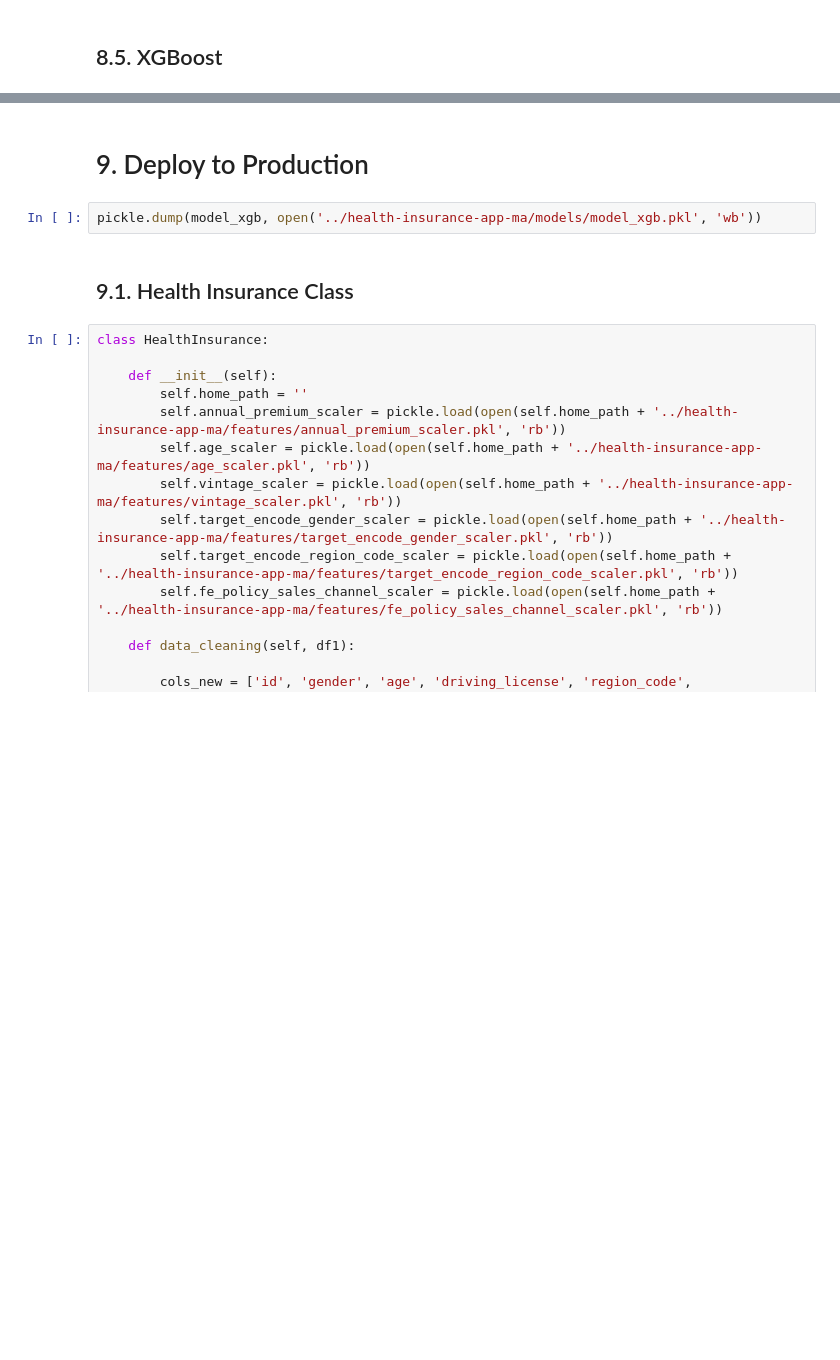
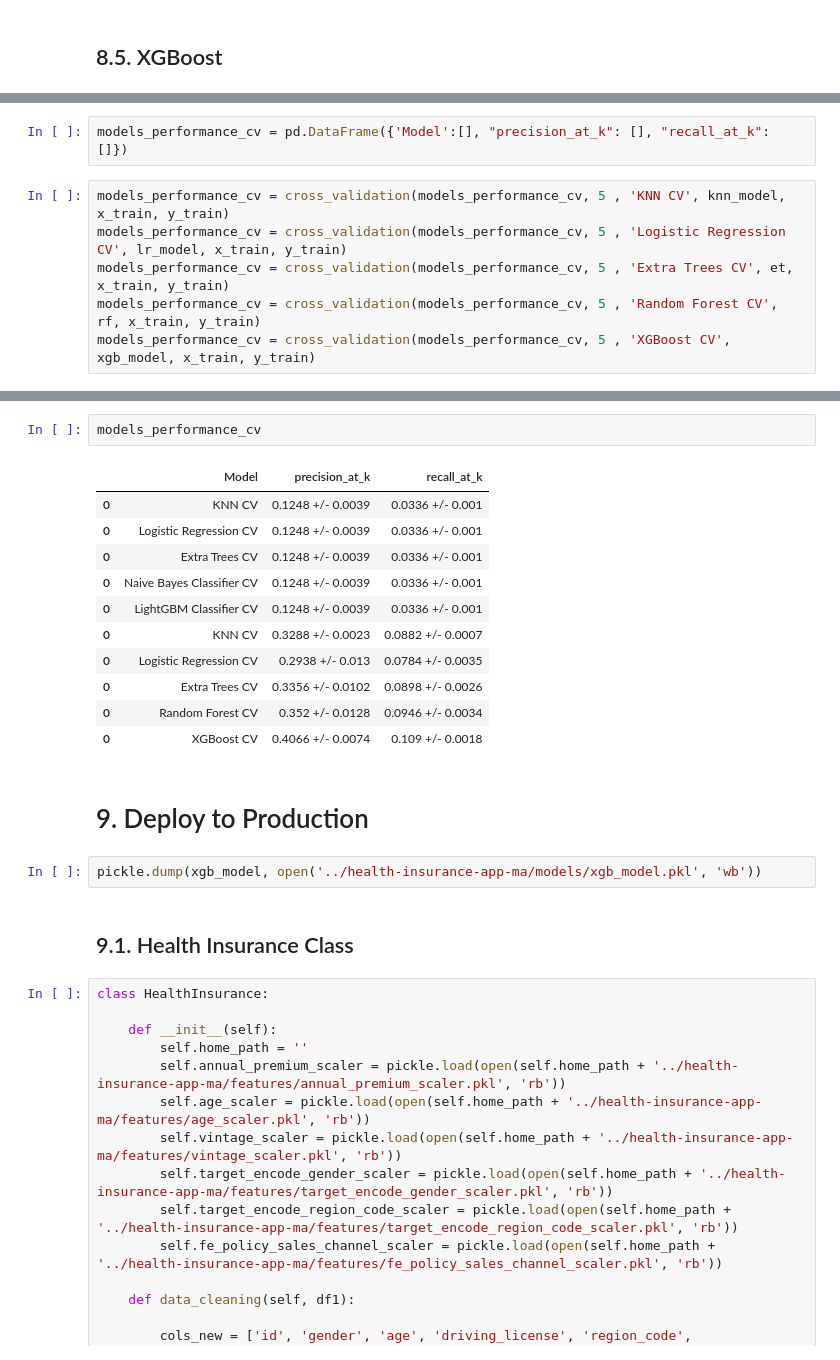
Before and after one commit to m4theus4ndr4de/classification-health-insurance-cross-sell, a Jupyter notebook: notebooks/model-development.ipynb, the cells around one changed output, grey strips where cells are left out. Saved outputs shown, nothing was run; the diff lists cells and outputs as text; blank space fills up the shorter version.

Commit message:
cross validation

```diff
--- a/notebooks/model-development.ipynb
+++ b/notebooks/model-development.ipynb
@@ -802,0 +845,8 @@ Recall at K: 0.09187354126883089
+# %%
+models_performance_cv = pd.DataFrame({'Model':[], "precision_at_k": [], "recall_at_k": []})
+# %%
+models_performance_cv = cross_validation(models_performance_cv, 5 , 'KNN CV', knn_model, x_train, y_train)
+models_performance_cv = cross_validation(models_performance_cv, 5 , 'Logistic Regression CV', lr_model, x_train, y_train)
+models_performance_cv = cross_validation(models_performance_cv, 5 , 'Extra Trees CV', et, x_train, y_train)
+models_performance_cv = cross_validation(models_performance_cv, 5 , 'Random Forest CV', rf, x_train, y_train)
+models_performance_cv = cross_validation(models_performance_cv, 5 , 'XGBoost CV', xgb_model, x_train, y_train)
@@ -803,7 +871,21 @@ Recall at K: 0.09187354126883089
+# %%
+models_performance_cv
+# %% [output]
+|  | Model | precision_at_k | recall_at_k |
+| 0 | KNN CV | 0.1248 +/- 0.0039 | 0.0336 +/- 0.001 |
+| 0 | Logistic Regression CV | 0.1248 +/- 0.0039 | 0.0336 +/- 0.001 |
+| 0 | Extra Trees CV | 0.1248 +/- 0.0039 | 0.0336 +/- 0.001 |
+| 0 | Naive Bayes Classifier CV | 0.1248 +/- 0.0039 | 0.0336 +/- 0.001 |
+| 0 | LightGBM Classifier CV | 0.1248 +/- 0.0039 | 0.0336 +/- 0.001 |
+| 0 | KNN CV | 0.3288 +/- 0.0023 | 0.0882 +/- 0.0007 |
+| 0 | Logistic Regression CV | 0.2938 +/- 0.013 | 0.0784 +/- 0.0035 |
+| 0 | Extra Trees CV | 0.3356 +/- 0.0102 | 0.0898 +/- 0.0026 |
+| 0 | Random Forest CV | 0.352 +/- 0.0128 | 0.0946 +/- 0.0034 |
+| 0 | XGBoost CV | 0.4066 +/- 0.0074 | 0.109 +/- 0.0018 |
 # %% [markdown]
 # 9. Deploy to Production
 # %%
-pickle.dump(model_xgb, open('../health-insurance-app-ma/models/model_xgb.pkl', 'wb'))
+pickle.dump(xgb_model, open('../health-insurance-app-ma/models/xgb_model.pkl', 'wb'))
 # %% [markdown]
 ## 9.1. Health Insurance Class
 # %%
```
Also changed, not shown: parts of 38 cells of this notebook, 5 other files.
